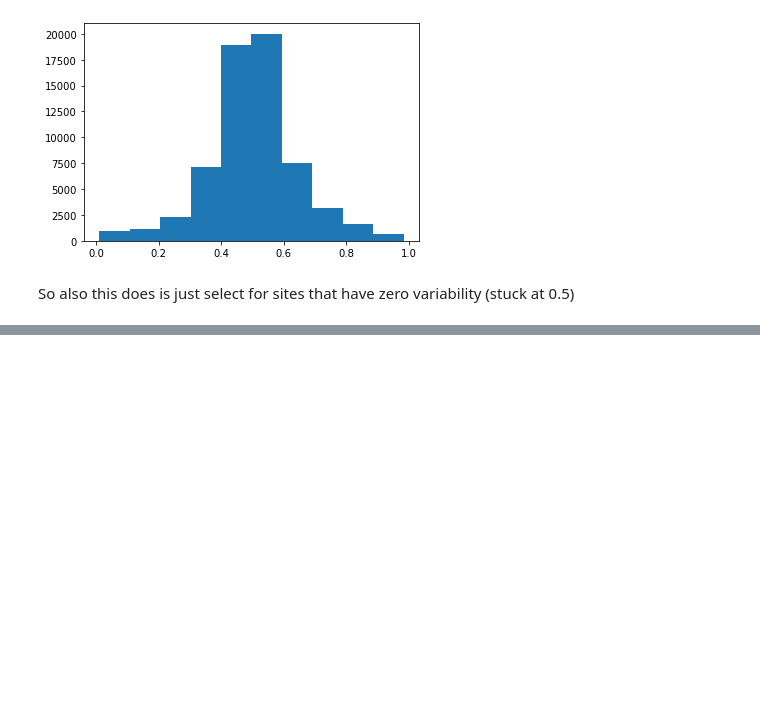
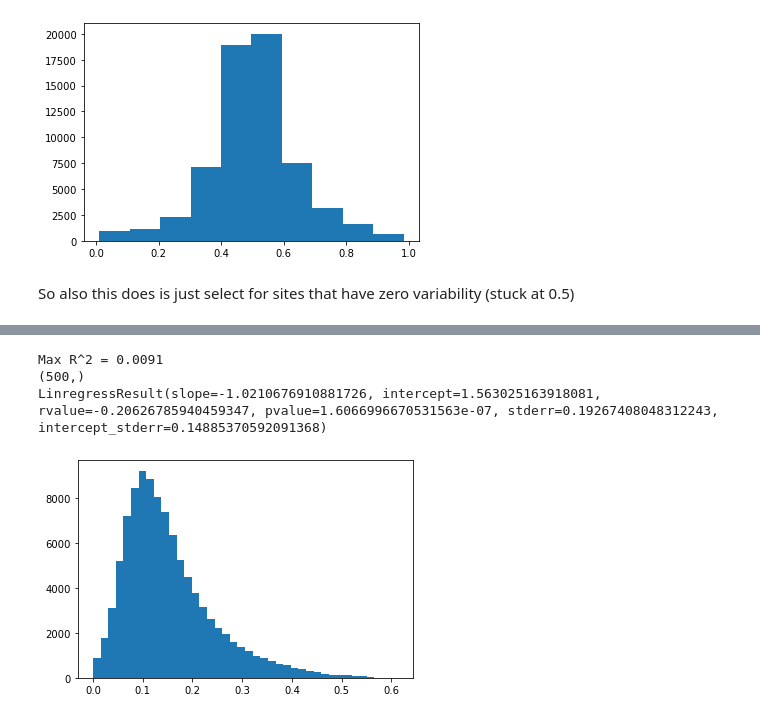
Before and after one commit to danmonyak/EpiClockInvasiveBRCA, a Jupyter notebook: 3. Select fCpGs/Remove Correlating Sites - Failed.ipynb, the cells around one changed output, grey strips where cells are left out. Saved outputs shown, nothing was run; the diff lists cells and outputs as text; code cells hidden in the pictures; blank space fills up the shorter version.

Commit message:
investigated all sites

```diff
--- a/3. Select fCpGs/Remove Correlating Sites - Failed.ipynb
+++ b/3. Select fCpGs/Remove Correlating Sites - Failed.ipynb
@@ -12,6 +12,8 @@ consts = epi_util.consts
 import util_loyferNormals as local_util
 
 from sklearn.linear_model import LinearRegression
+# %%
+TCGA_methyl = pd.read_table(os.path.join(consts['official_indir'], 'TCGA', 'TCGA.methyl.tsv'), index_col=0)
 # %%
 TCGA_methyl_Clock = pd.read_table(os.path.join(consts['official_indir'], 'TCGA', 'TCGA.methyl.balancedSites.tsv'), index_col=0)
 TCGA_methyl_Clock = TCGA_methyl_Clock.rename(columns=epi_util.sampleToPatientID)
@@ -145,0 +179,6 @@ So also this does is just select for sites that have zero variability (stuck at
+# %%
+TCGA_methyl_siteMeans = TCGA_methyl.mean(axis=1)
+# %%
+unbiased_sites = TCGA_methyl_siteMeans.index[(TCGA_methyl_siteMeans > 0.3) & (TCGA_methyl_siteMeans < 0.7)].values
+# %%
+R2_ser = summarizeCorrelationEffect(TCGA_methyl, quadratic=True, get_R2_ser=True, search_sites=unbiased_sites)
@@ -145,0 +196,20 @@ So also this does is just select for sites that have zero variability (stuck at
+# %%
+n_sites = 500
+beta_values = TCGA_methyl
+
+# Plot dsitribution correlation values
+plt.hist(R2_ser, bins=40)
+
+# Try least correlating sites
+# Calculate c_beta and see how it correlates with purity
+#     notCorrelating_sites = R2_ser.index[R2_ser < 0.0001]
+notCorrelating_sites = R2_ser.sort_values()[:n_sites].index
+print(f"Max R^2 = {R2_ser[notCorrelating_sites[-1]]:.4f}")
+print(notCorrelating_sites.shape)
+c_beta_notCorrelating = 1 - beta_values.loc[notCorrelating_sites].std(axis=0)
+print(linregress(c_beta_notCorrelating, clinical['CPE']))
+# %% [output]
+Max R^2 = 0.0091
+(500,)
+LinregressResult(slope=-1.0210676910881726, intercept=1.563025163918081, rvalue=-0.20626785940459347, pvalue=1.6066996670531563e-07, stderr=0.19267408048312243, intercept_stderr=0.14885370592091368)
+[figure, added]
```
Also changed, not shown: parts of 8 cells of this notebook.
